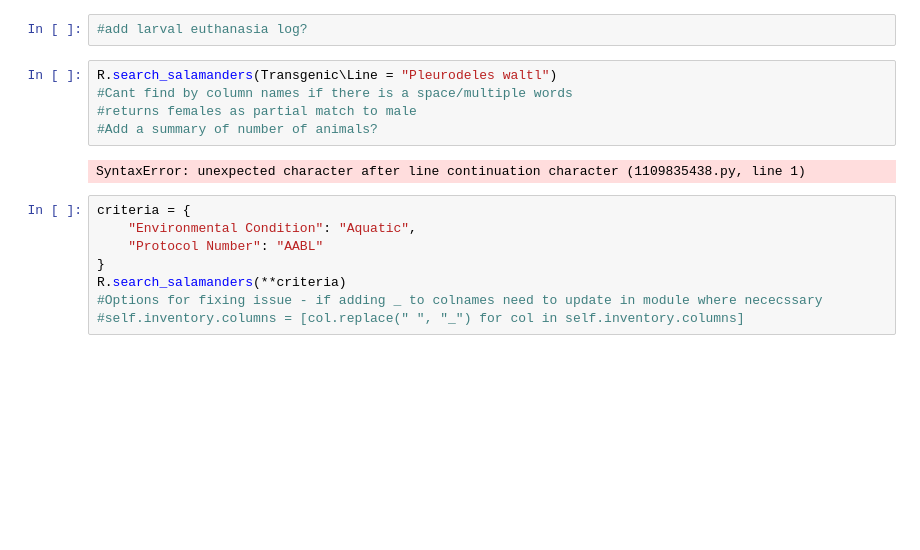
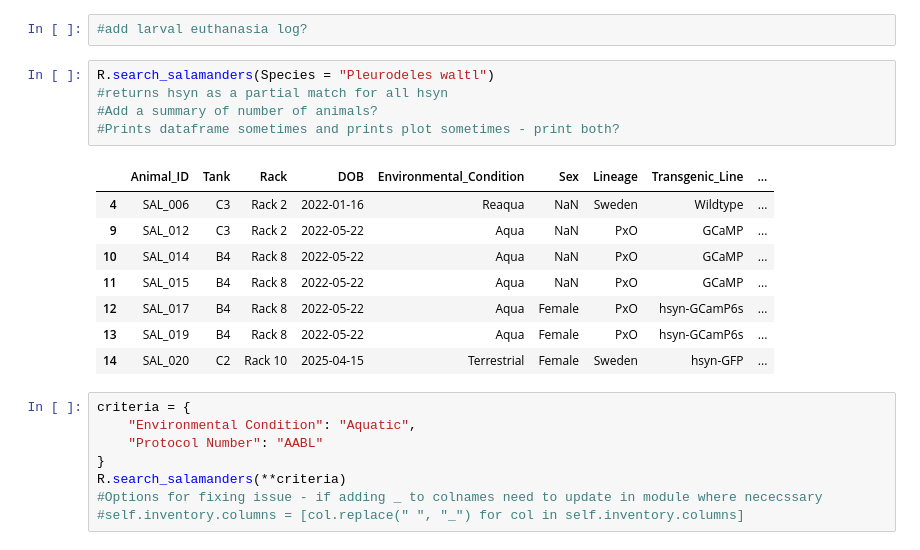
Before and after one commit to jamiewoych/pleuro-parser, a Jupyter notebook: pleuro_parser/Testing.ipynb, the cells around one changed output. Drawn from its saved outputs; the diff is of its cells as text; blank space fills up the shorter version.

Commit message:
Persistent problems with column names, troubleshooting undo

```diff
--- a/pleuro_parser/Testing.ipynb
+++ b/pleuro_parser/Testing.ipynb
@@ -130,12 +129,19 @@ R.plot_transgenic_distribution()
 # %%
 #add larval euthanasia log?
 # %%
-R.search_salamanders(Transgenic\Line = "Pleurodeles waltl")
-#Cant find by column names if there is a space/multiple words
-#returns females as partial match to male
+R.search_salamanders(Species = "Pleurodeles waltl")
+#returns hsyn as a partial match for all hsyn
 #Add a summary of number of animals?
+#Prints dataframe sometimes and prints plot sometimes - print both?
 # %% [output]
-SyntaxError: unexpected character after line continuation character (1109835438.py, line 1)
+|  | Animal_ID | Tank | Rack | DOB | Environmental_Condition | Sex | Lineage | Transgenic_Line | ... |
+| 4 | SAL_006 | C3 | Rack 2 | 2022-01-16 | Reaqua | NaN | Sweden | Wildtype | ... |
+| 9 | SAL_012 | C3 | Rack 2 | 2022-05-22 | Aqua | NaN | PxO | GCaMP | ... |
+| 10 | SAL_014 | B4 | Rack 8 | 2022-05-22 | Aqua | NaN | PxO | GCaMP | ... |
+| 11 | SAL_015 | B4 | Rack 8 | 2022-05-22 | Aqua | NaN | PxO | GCaMP | ... |
+| 12 | SAL_017 | B4 | Rack 8 | 2022-05-22 | Aqua | Female | PxO | hsyn-GCamP6s | ... |
+| 13 | SAL_019 | B4 | Rack 8 | 2022-05-22 | Aqua | Female | PxO | hsyn-GCamP6s | ... |
+| 14 | SAL_020 | C2 | Rack 10 | 2025-04-15 | Terrestrial | Female | Sweden | hsyn-GFP | ... |
 # %%
 criteria = {
     "Environmental Condition": "Aquatic",
```
Also changed, not shown: parts of 20 cells of this notebook, 6 other files.
